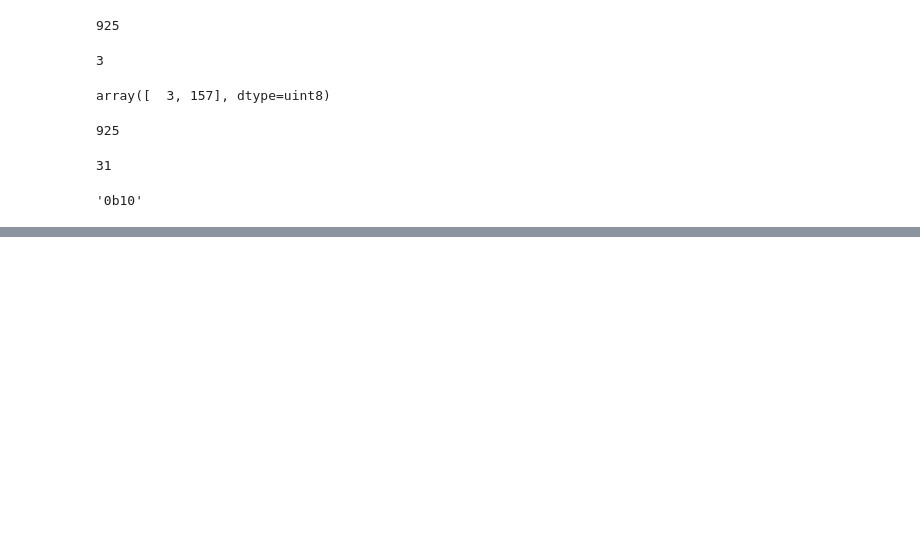
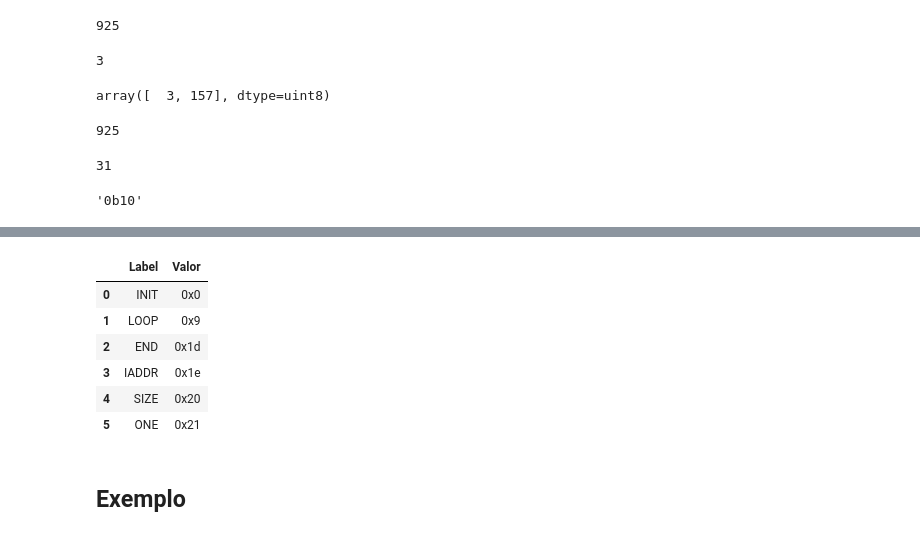
Before and after one commit to michelchieregato/Sistemas-De-Programacao, a Jupyter notebook: Sisprog - Main.ipynb, the cells around one changed output, grey strips where cells are left out. Drawn from its saved outputs; the diff is of its cells as text; code cells hidden in the pictures; blank space fills up the shorter version.

```diff
--- a/Sisprog - Main.ipynb
+++ b/Sisprog - Main.ipynb
@@ -119,0 +274,12 @@ dicionarios_de_operacoes = {
+# %%
+montador.tabela_labels
+# %% [output]
+|  | Label | Valor |
+| 0 | INIT | 0x0 |
+| 1 | LOOP | 0x9 |
+| 2 | END | 0x1d |
+| 3 | IADDR | 0x1e |
+| 4 | SIZE | 0x20 |
+| 5 | ONE | 0x21 |
+# %% [markdown]
+## Exemplo
```
Also changed, not shown: parts of 26 cells of this notebook, 9 other files.
